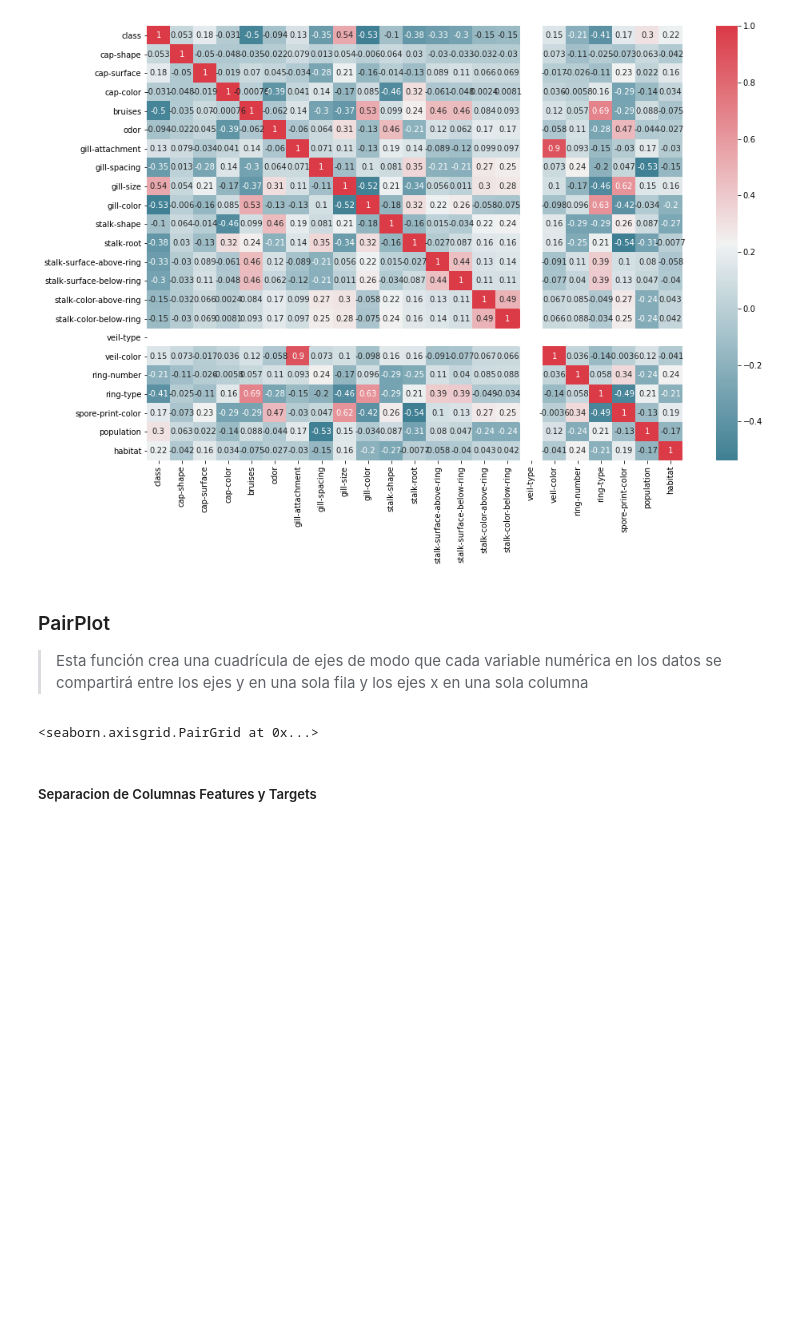
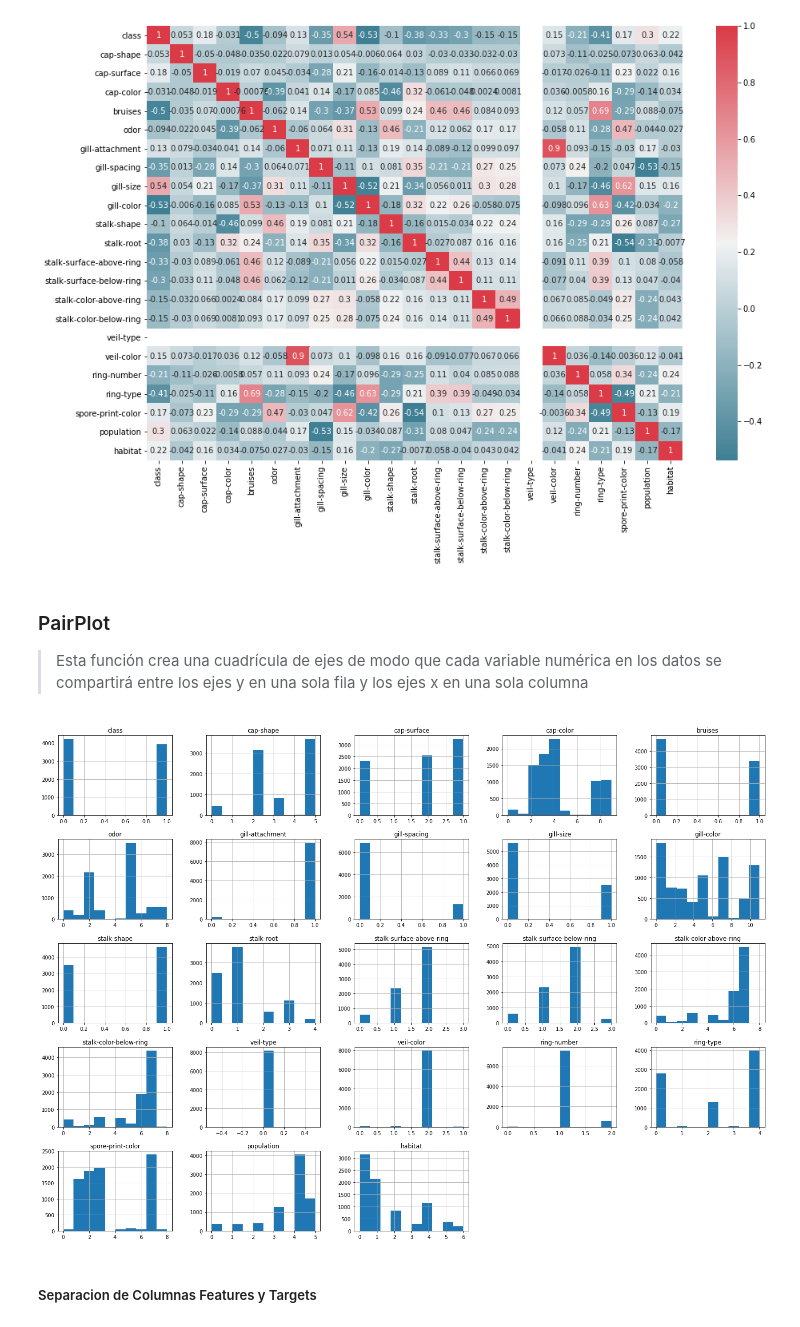
Before and after one commit to erickc80/tec_aprendizaje_automatico, a Jupyter notebook: Tarea-3/Tarea-3.ipynb, the cells around one changed output. Drawn from its saved outputs; the diff is of its cells as text; code cells hidden in the pictures; blank space fills up the shorter version.

```diff
--- a/Tarea-3/Tarea-3.ipynb
+++ b/Tarea-3/Tarea-3.ipynb
@@ -570,9 +570,13 @@ correlation_heatmap(hongos_encoded)
 ### PairPlot
 >Esta función crea una cuadrícula de ejes de modo que cada variable numérica en los datos se compartirá entre los ejes y en una sola fila y los ejes x en una sola columna
 # %%
-sns.pairplot(hongos_encoded.iloc[:,1:15])
+fig = plt.figure(figsize = (25,18))
+#obtener ejes polares
+ax = fig.gca()
+hongos_encoded.hist(ax=ax)
+plt.show()
 # %% [output]
-<seaborn.axisgrid.PairGrid at 0x...>
+[figure, added]
 # %% [markdown]
 ##### Separacion de Columnas Features y Targets
 # %% [markdown]
```
Also changed, not shown: parts of 8 cells of this notebook.
